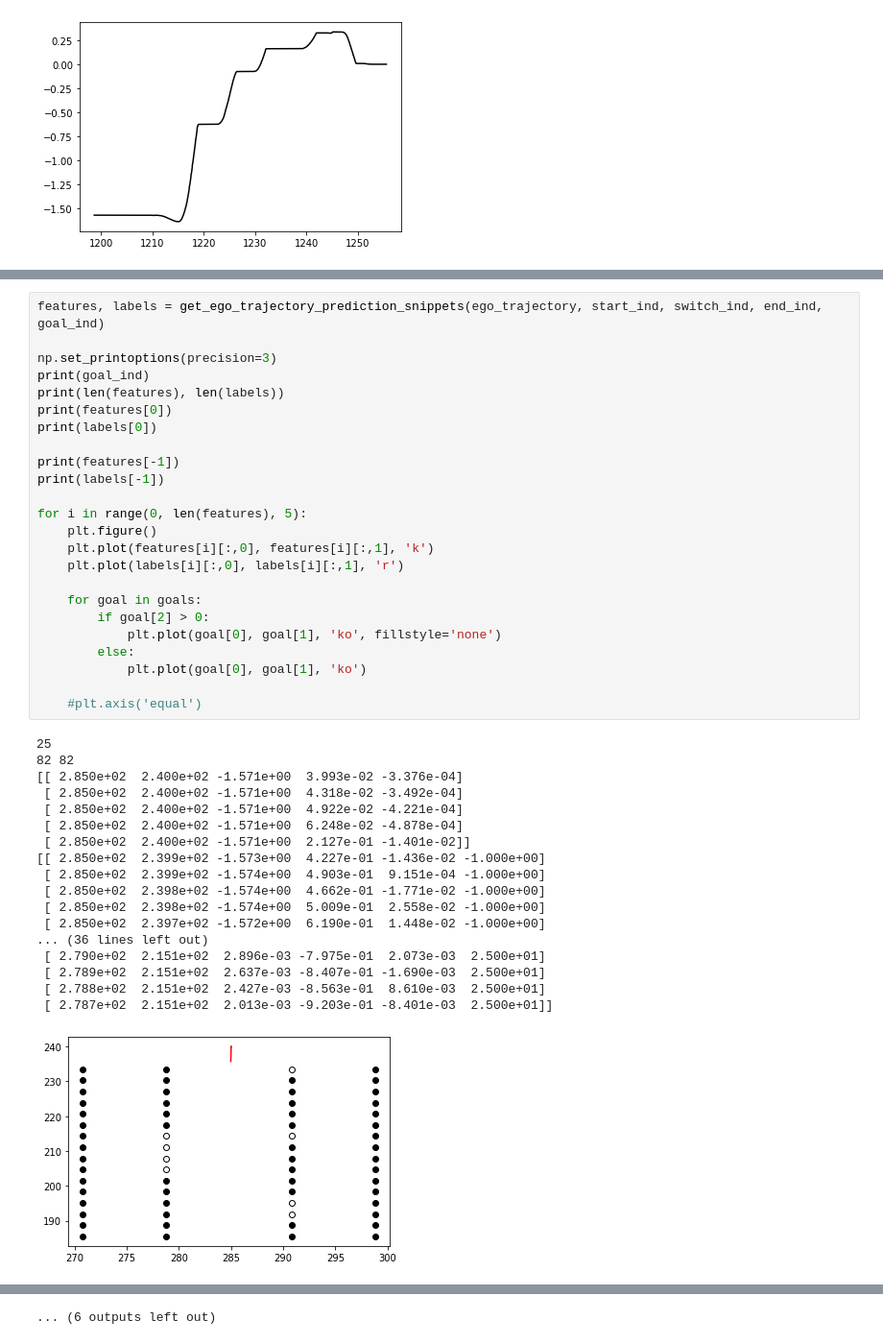
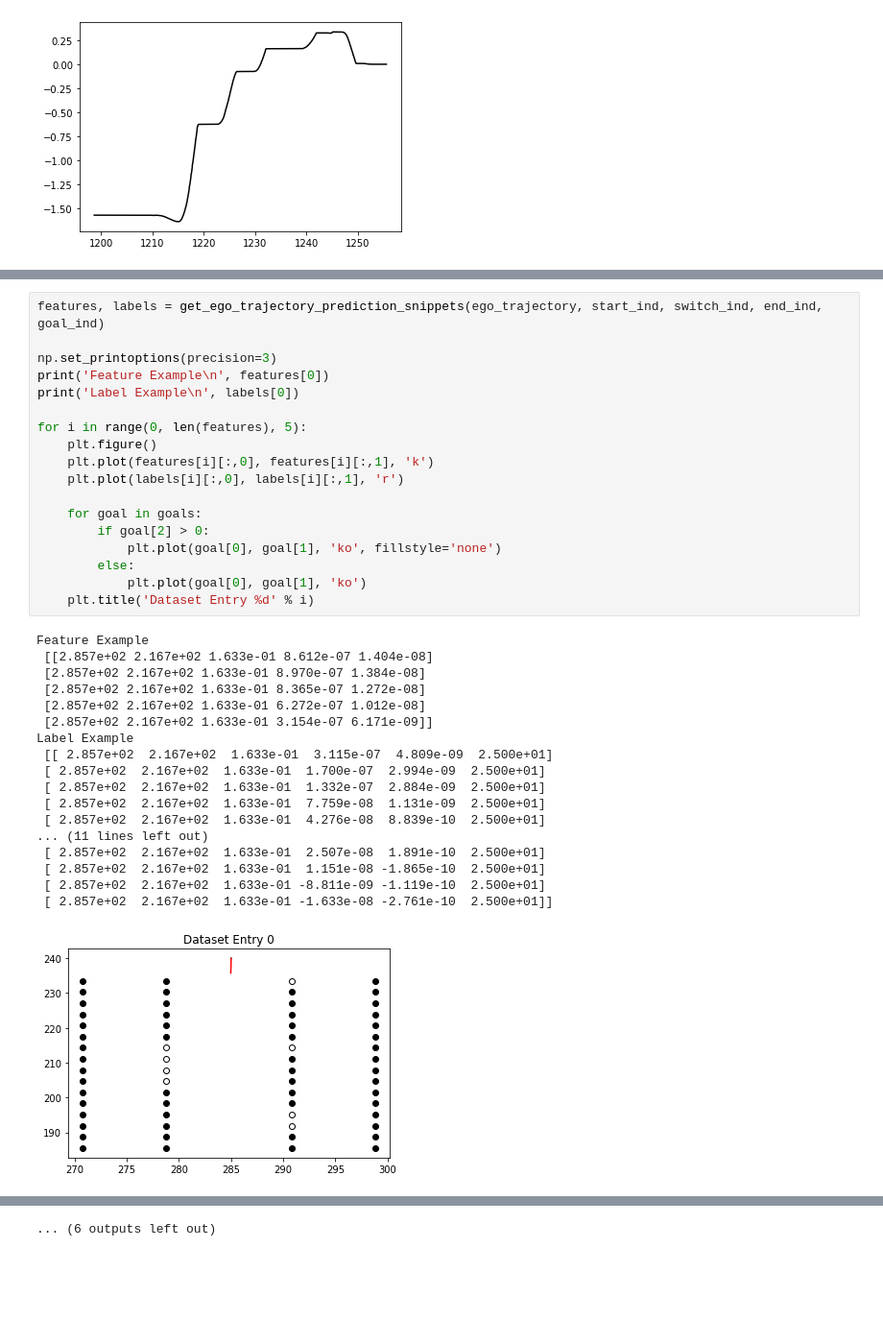
Before and after one commit to MPC-Berkeley/carla, a Jupyter notebook: PythonAPI/analysis/dataset_generator.ipynb, the cells around one changed output, grey strips where cells are left out. Shown at 96% size. Cells and saved outputs as stored; diff of their text form; blank space fills up the shorter version.

```diff
--- a/PythonAPI/analysis/dataset_generator.ipynb
+++ b/PythonAPI/analysis/dataset_generator.ipynb
@@ -271,43 +280,37 @@ def get_ego_trajectory_prediction_snippets(ego_trajectory, start_ind, switch_ind
 # %%
 features, labels = get_ego_trajectory_prediction_snippets(ego_trajectory, start_ind, switch_ind, end_ind, goal_ind)
 
 np.set_printoptions(precision=3)
-print(goal_ind)
-print(len(features), len(labels))
-print(features[0])
-print(labels[0])
-
-print(features[-1])
-print(labels[-1])
+print('Feature Example\n', features[0])
+print('Label Example\n', labels[0])
 
 for i in range(0, len(features), 5):
     plt.figure()
     plt.plot(features[i][:,0], features[i][:,1], 'k')
     plt.plot(labels[i][:,0], labels[i][:,1], 'r')
 
     for goal in goals:
         if goal[2] > 0:
             plt.plot(goal[0], goal[1], 'ko', fillstyle='none')
         else:
             plt.plot(goal[0], goal[1], 'ko')
-
-    #plt.axis('equal')
+    plt.title('Dataset Entry %d' % i)
 # %% [output]
-25
-82 82
-[[ 2.850e+02  2.400e+02 -1.571e+00  3.993e-02 -3.376e-04]
- [ 2.850e+02  2.400e+02 -1.571e+00  4.318e-02 -3.492e-04]
- [ 2.850e+02  2.400e+02 -1.571e+00  4.922e-02 -4.221e-04]
- [ 2.850e+02  2.400e+02 -1.571e+00  6.248e-02 -4.878e-04]
- [ 2.850e+02  2.400e+02 -1.571e+00  2.127e-01 -1.401e-02]]
-[[ 2.850e+02  2.399e+02 -1.573e+00  4.227e-01 -1.436e-02 -1.000e+00]
- [ 2.850e+02  2.399e+02 -1.574e+00  4.903e-01  9.151e-04 -1.000e+00]
- [ 2.850e+02  2.398e+02 -1.574e+00  4.662e-01 -1.771e-02 -1.000e+00]
- [ 2.850e+02  2.398e+02 -1.574e+00  5.009e-01  2.558e-02 -1.000e+00]
- [ 2.850e+02  2.397e+02 -1.572e+00  6.190e-01  1.448e-02 -1.000e+00]
-... (36 lines left out)
- [ 2.790e+02  2.151e+02  2.896e-03 -7.975e-01  2.073e-03  2.500e+01]
- [ 2.789e+02  2.151e+02  2.637e-03 -8.407e-01 -1.690e-03  2.500e+01]
- [ 2.788e+02  2.151e+02  2.427e-03 -8.563e-01  8.610e-03  2.500e+01]
- [ 2.787e+02  2.151e+02  2.013e-03 -9.203e-01 -8.401e-03  2.500e+01]]
+Feature Example
+ [[2.857e+02 2.167e+02 1.633e-01 8.612e-07 1.404e-08]
+ [2.857e+02 2.167e+02 1.633e-01 8.970e-07 1.384e-08]
+ [2.857e+02 2.167e+02 1.633e-01 8.365e-07 1.272e-08]
+ [2.857e+02 2.167e+02 1.633e-01 6.272e-07 1.012e-08]
+ [2.857e+02 2.167e+02 1.633e-01 3.154e-07 6.171e-09]]
+Label Example
+ [[ 2.857e+02  2.167e+02  1.633e-01  3.115e-07  4.809e-09  2.500e+01]
+ [ 2.857e+02  2.167e+02  1.633e-01  1.700e-07  2.994e-09  2.500e+01]
+ [ 2.857e+02  2.167e+02  1.633e-01  1.332e-07  2.884e-09  2.500e+01]
+ [ 2.857e+02  2.167e+02  1.633e-01  7.759e-08  1.131e-09  2.500e+01]
+ [ 2.857e+02  2.167e+02  1.633e-01  4.276e-08  8.839e-10  2.500e+01]
+... (11 lines left out)
+ [ 2.857e+02  2.167e+02  1.633e-01  2.507e-08  1.891e-10  2.500e+01]
+ [ 2.857e+02  2.167e+02  1.633e-01  1.151e-08 -1.865e-10  2.500e+01]
+ [ 2.857e+02  2.167e+02  1.633e-01 -8.811e-09 -1.119e-10  2.500e+01]
+ [ 2.857e+02  2.167e+02  1.633e-01 -1.633e-08 -2.761e-10  2.500e+01]]
-[figure, old version]
+[figure, new version]
```
Also changed, not shown: parts of 5 cells of this notebook, 5 other files.
